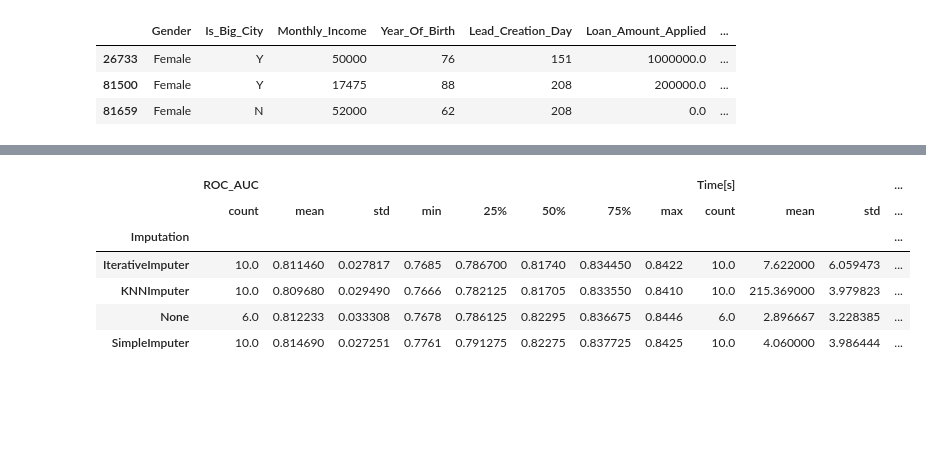
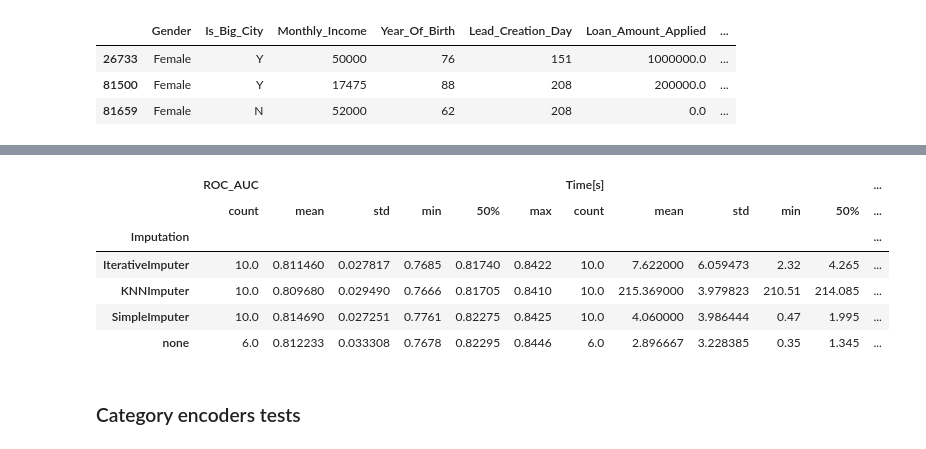
Before and after one commit to k-katarzyna/Lead_Conversion_Probability, a Jupyter notebook: Happy_Customer_Bank/Project_main.ipynb, the cells around one changed output, grey strips where cells are left out. Drawn from its saved outputs; the diff is of its cells as text; code cells hidden in the pictures; blank space fills up the shorter version.

Commit message:
added category encoders tests

```diff
--- a/Happy_Customer_Bank/Project_main.ipynb
+++ b/Happy_Customer_Bank/Project_main.ipynb
@@ -233,0 +248,3 @@ results.sort_values(by = "ROC_AUC", ascending = False).head(15)
+# %%
+results = pd.read_csv("data/data_v1_results_imputation.csv")
+results.set_index("Model", inplace = True)
@@ -245,10 +282,12 @@ results.groupby("Model").describe()
 # %%
-results.groupby("Imputation").describe()
+results.groupby("Imputation").describe(percentiles=[0.5])
 # %% [output]
-|  | ROC_AUC |  |  |  |  |  |  |  | Time[s] |  |  | ... |
-|  | count | mean | std | min | 25% | 50% | 75% | max | count | mean | std | ... |
+|  | ROC_AUC |  |  |  |  |  | Time[s] |  |  |  |  | ... |
+|  | count | mean | std | min | 50% | max | count | mean | std | min | 50% | ... |
 | Imputation |  |  |  |  |  |  |  |  |  |  |  | ... |
-| IterativeImputer | 10.0 | 0.811460 | 0.027817 | 0.7685 | 0.786700 | 0.81740 | 0.834450 | 0.8422 | 10.0 | 7.622000 | 6.059473 | ... |
-| KNNImputer | 10.0 | 0.809680 | 0.029490 | 0.7666 | 0.782125 | 0.81705 | 0.833550 | 0.8410 | 10.0 | 215.369000 | 3.979823 | ... |
-| None | 6.0 | 0.812233 | 0.033308 | 0.7678 | 0.786125 | 0.82295 | 0.836675 | 0.8446 | 6.0 | 2.896667 | 3.228385 | ... |
-| SimpleImputer | 10.0 | 0.814690 | 0.027251 | 0.7761 | 0.791275 | 0.82275 | 0.837725 | 0.8425 | 10.0 | 4.060000 | 3.986444 | ... |
+| IterativeImputer | 10.0 | 0.811460 | 0.027817 | 0.7685 | 0.81740 | 0.8422 | 10.0 | 7.622000 | 6.059473 | 2.32 | 4.265 | ... |
+| KNNImputer | 10.0 | 0.809680 | 0.029490 | 0.7666 | 0.81705 | 0.8410 | 10.0 | 215.369000 | 3.979823 | 210.51 | 214.085 | ... |
+| SimpleImputer | 10.0 | 0.814690 | 0.027251 | 0.7761 | 0.82275 | 0.8425 | 10.0 | 4.060000 | 3.986444 | 0.47 | 1.995 | ... |
+| none | 6.0 | 0.812233 | 0.033308 | 0.7678 | 0.82295 | 0.8446 | 6.0 | 2.896667 | 3.228385 | 0.35 | 1.345 | ... |
+# %% [markdown]
+### Category encoders tests
```
Also changed, not shown: parts of 15 cells of this notebook, 2 other files.
